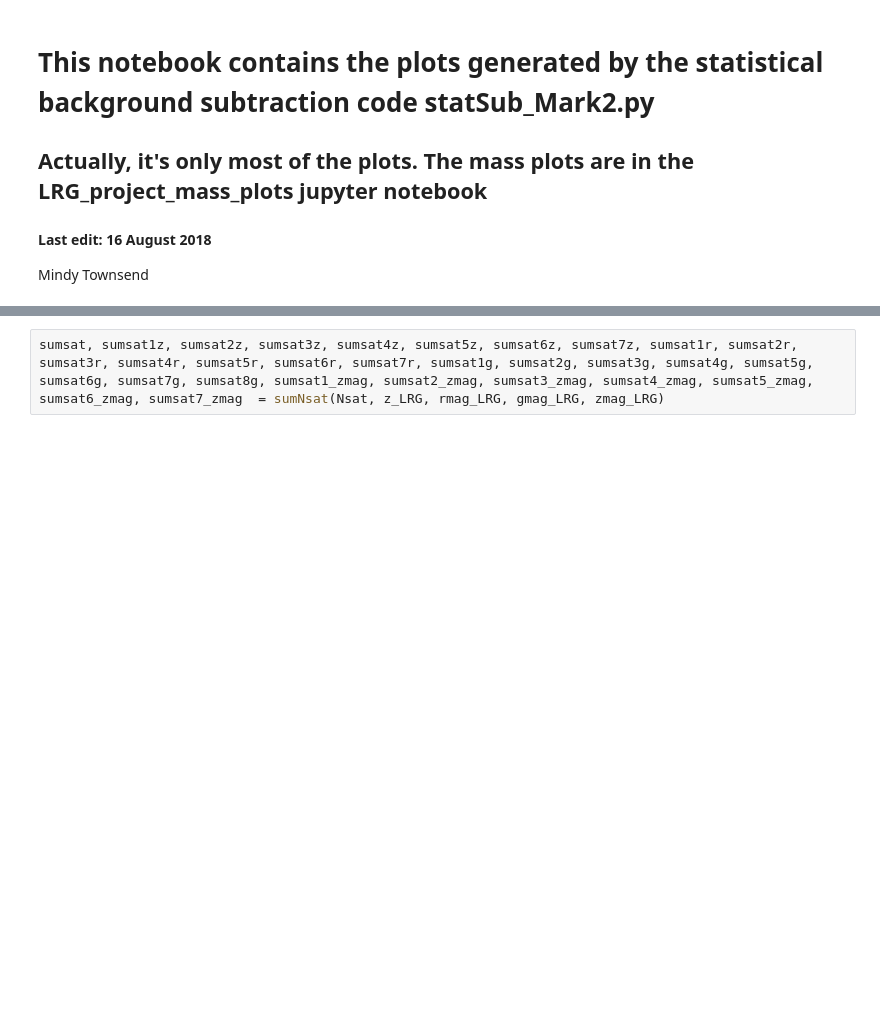
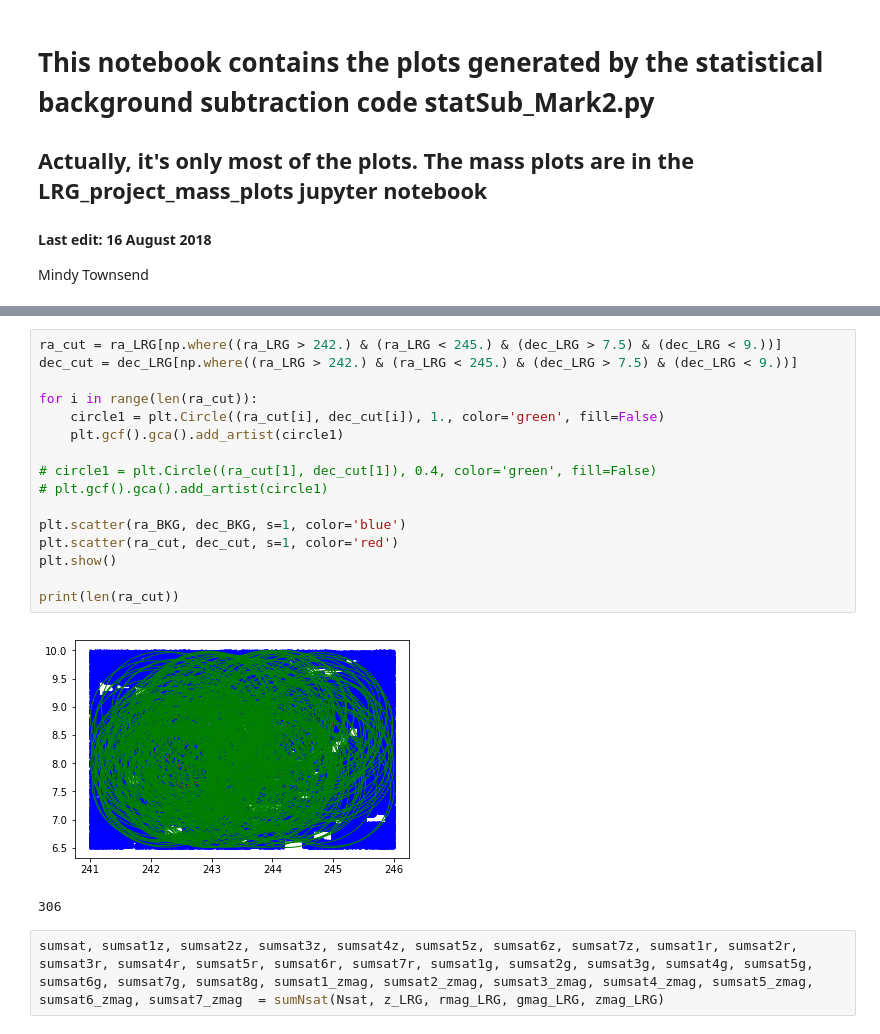
Before and after one commit to metownsend/lrg-project, a Jupyter notebook: Plots/LRG_Project_Plots.ipynb, the cells around one changed output, grey strips where cells are left out. Cells and saved outputs as stored; diff of their text form; blank space fills up the shorter version.

```diff
--- a/Plots/LRG_Project_Plots.ipynb
+++ b/Plots/LRG_Project_Plots.ipynb
@@ -27,6 +27,25 @@ end background galaxy calculation
 1151
 end satellite galaxy calculation
 end of program
+# %%
+ra_cut = ra_LRG[np.where((ra_LRG > 242.) & (ra_LRG < 245.) & (dec_LRG > 7.5) & (dec_LRG < 9.))]
+dec_cut = dec_LRG[np.where((ra_LRG > 242.) & (ra_LRG < 245.) & (dec_LRG > 7.5) & (dec_LRG < 9.))]
+
+for i in range(len(ra_cut)):
+    circle1 = plt.Circle((ra_cut[i], dec_cut[i]), 1., color='green', fill=False)
+    plt.gcf().gca().add_artist(circle1)
+
+# circle1 = plt.Circle((ra_cut[1], dec_cut[1]), 0.4, color='green', fill=False)
+# plt.gcf().gca().add_artist(circle1)
+
+plt.scatter(ra_BKG, dec_BKG, s=1, color='blue')
+plt.scatter(ra_cut, dec_cut, s=1, color='red')
+plt.show()
+
+print(len(ra_cut))
+# %% [output]
+[figure, added]
+306
 # %%
 sumsat, sumsat1z, sumsat2z, sumsat3z, sumsat4z, sumsat5z, sumsat6z, sumsat7z, sumsat1r, sumsat2r, sumsat3r, sumsat4r, sumsat5r, sumsat6r, sumsat7r, sumsat1g, sumsat2g, sumsat3g, sumsat4g, sumsat5g, sumsat6g, sumsat7g, sumsat8g, sumsat1_zmag, sumsat2_zmag, sumsat3_zmag, sumsat4_zmag, sumsat5_zmag, sumsat6_zmag, sumsat7_zmag  = sumNsat(Nsat, z_LRG, rmag_LRG, gmag_LRG, zmag_LRG)
 # %%
```
Also changed, not shown: parts of 1 cell of this notebook, 2 other files.
